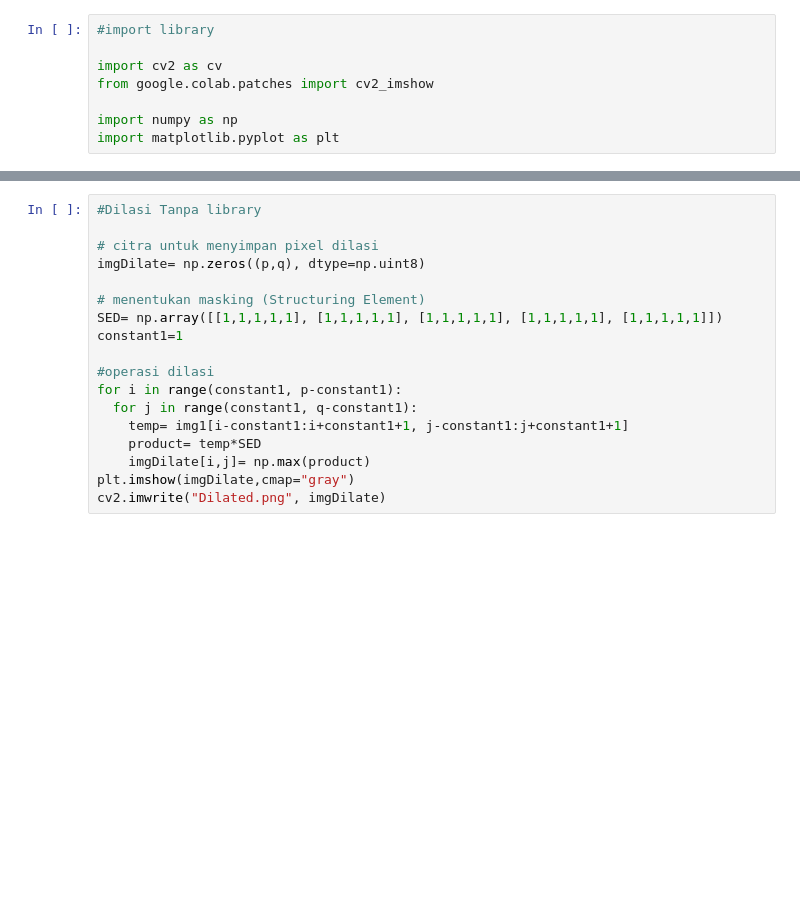
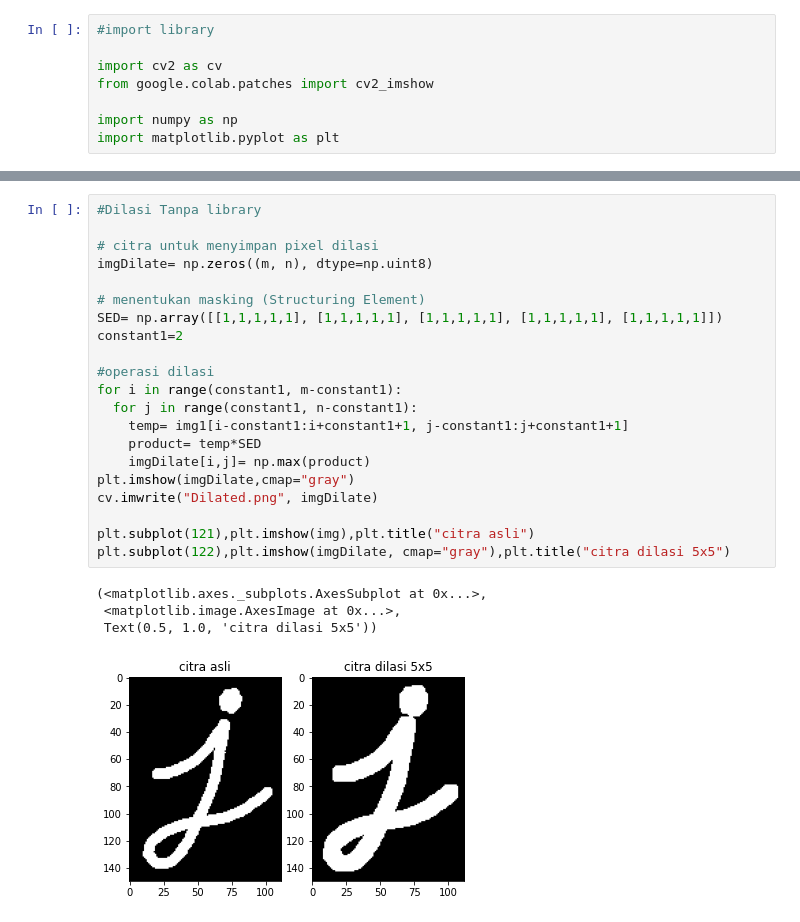
Before and after one commit to PanduDLaksono/PVCK_Genap_2021, a Jupyter notebook: Week_9.ipynb, the cells around one changed output, grey strips where cells are left out. Saved outputs shown, nothing was run; the diff lists cells and outputs as text; blank space fills up the shorter version.

```diff
--- a/Week_9.ipynb
+++ b/Week_9.ipynb
@@ -28,18 +35,26 @@ plt.imshow(img1, cmap="gray")
 # %%
 #Dilasi Tanpa library
 
 # citra untuk menyimpan pixel dilasi
-imgDilate= np.zeros((p,q), dtype=np.uint8)
+imgDilate= np.zeros((m, n), dtype=np.uint8)
 
 # menentukan masking (Structuring Element)
 SED= np.array([[1,1,1,1,1], [1,1,1,1,1], [1,1,1,1,1], [1,1,1,1,1], [1,1,1,1,1]])
-constant1=1
+constant1=2
 
 #operasi dilasi
-for i in range(constant1, p-constant1):
-  for j in range(constant1, q-constant1):
+for i in range(constant1, m-constant1):
+  for j in range(constant1, n-constant1):
     temp= img1[i-constant1:i+constant1+1, j-constant1:j+constant1+1]
     product= temp*SED
     imgDilate[i,j]= np.max(product)
 plt.imshow(imgDilate,cmap="gray")
-cv2.imwrite("Dilated.png", imgDilate)
+cv.imwrite("Dilated.png", imgDilate)
+
+plt.subplot(121),plt.imshow(img),plt.title("citra asli")
+plt.subplot(122),plt.imshow(imgDilate, cmap="gray"),plt.title("citra dilasi 5x5")
+# %% [output]
+(<matplotlib.axes._subplots.AxesSubplot at 0x...>,
+ <matplotlib.image.AxesImage at 0x...>,
+ Text(0.5, 1.0, 'citra dilasi 5x5'))
+[figure, added]
```
Also changed, not shown: parts of 4 cells of this notebook.
